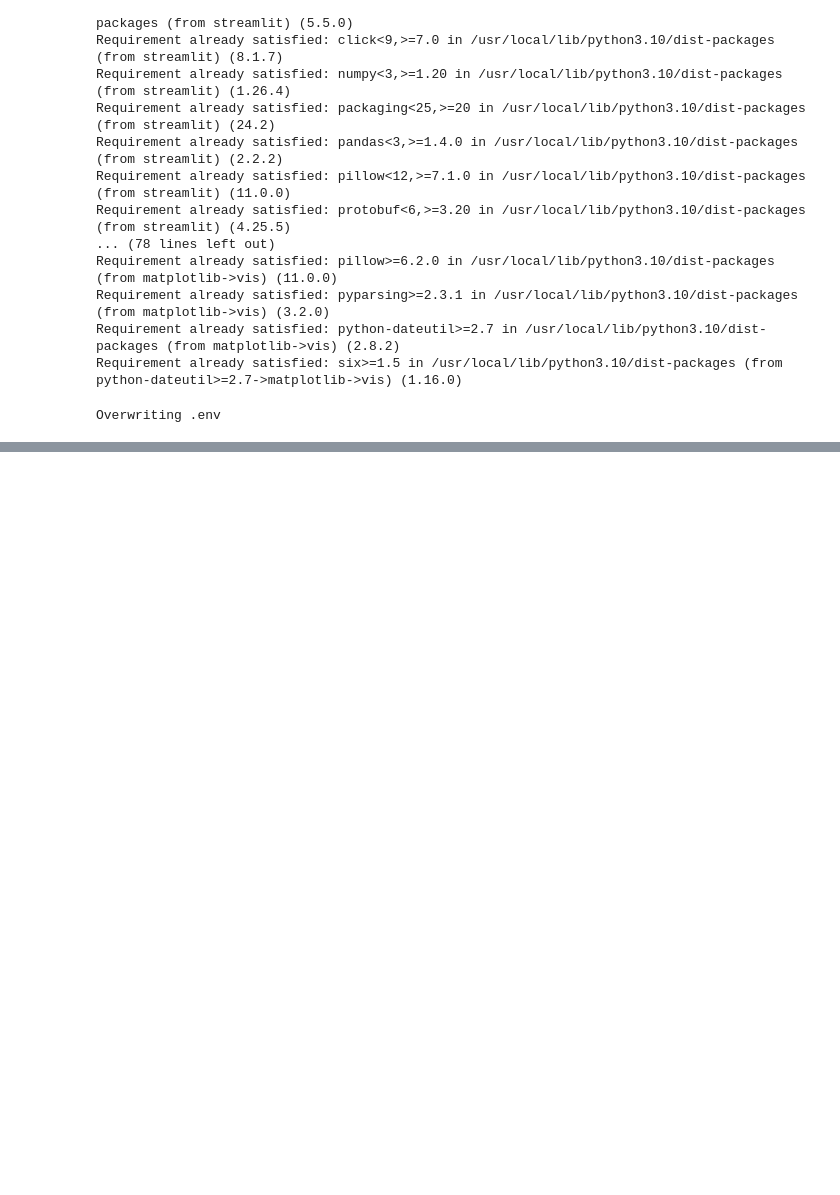
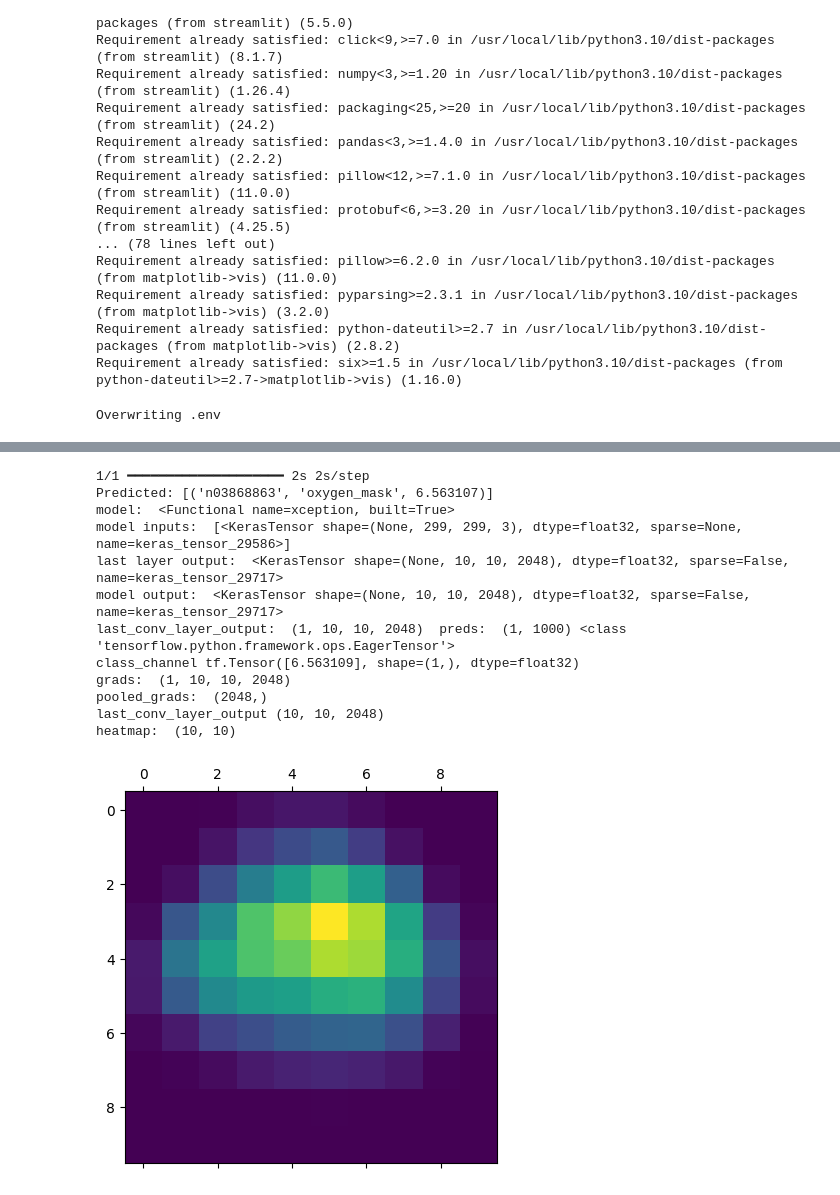
Before and after one commit to itancio/braintumor2, a Jupyter notebook: notebook/model.ipynb, the cells around one changed output, grey strips where cells are left out. Saved outputs shown, nothing was run; the diff lists cells and outputs as text; code cells hidden in the pictures; blank space fills up the shorter version.

```diff
--- a/notebook/model.ipynb
+++ b/notebook/model.ipynb
@@ -1887,0 +2184,16 @@ WARNING:pyngrok.process.ngrok:t=2024-11-13T00:48:11+0000 lvl=warn msg="Stopping
+# %%
+model_builder = keras.applications.xception.Xception
+img_size = (299, 299)
+preprocess_input = keras.applications.xception.preprocess_input
+print('preprocess_input: ',)
+decode_predictions = keras.applications.xception.decode_predictions
+
+last_conv_layer_name = "block14_sepconv2_act"
+
+img_path = '/content/Te-pi_0012.jpg'
+
+# Load and preprocess image
+img = Image.open(img_path)
+resized_img = img.resize((224, 224))
+img_array = np.asarray(resized_img)
+img_array = np.expand_dims(img_array, axis=0) / 255.0
@@ -1887,0 +2253,36 @@ WARNING:pyngrok.process.ngrok:t=2024-11-13T00:48:11+0000 lvl=warn msg="Stopping
+# %%
+
+
+# Prepare image
+img_array = preprocess_input(get_img_array(img_path, size=img_size))
+
+# Make model
+model = model_builder(weights="imagenet")
+
+# Remove last layer's softmax
+model.layers[-1].activation = None
+
+# Print what the top predicted class is
+preds = model.predict(img_array)
+print("Predicted:", decode_predictions(preds, top=1)[0])
+
+# Generate class activation heatmap
+heatmap = make_gradcam_heatmap(img_array, model, last_conv_layer_name)
+
+# Display heatmap
+plt.matshow(heatmap)
+plt.show()
+# %% [output]
+1/1 ━━━━━━━━━━━━━━━━━━━━ 2s 2s/step
+Predicted: [('n03868863', 'oxygen_mask', 6.563107)]
+model:  <Functional name=xception, built=True>
+model inputs:  [<KerasTensor shape=(None, 299, 299, 3), dtype=float32, sparse=None, name=keras_tensor_29586>]
+last layer output:  <KerasTensor shape=(None, 10, 10, 2048), dtype=float32, sparse=False, name=keras_tensor_29717>
+model output:  <KerasTensor shape=(None, 10, 10, 2048), dtype=float32, sparse=False, name=keras_tensor_29717>
+last_conv_layer_output:  (1, 10, 10, 2048)  preds:  (1, 1000) <class 'tensorflow.python.framework.ops.EagerTensor'>
+class_channel tf.Tensor([6.563109], shape=(1,), dtype=float32)
+grads:  (1, 10, 10, 2048)
+pooled_grads:  (2048,)
+last_conv_layer_output (10, 10, 2048)
+heatmap:  (10, 10)
+[figure, added]
```
Also changed, not shown: parts of 14 cells of this notebook, 1 other file.
